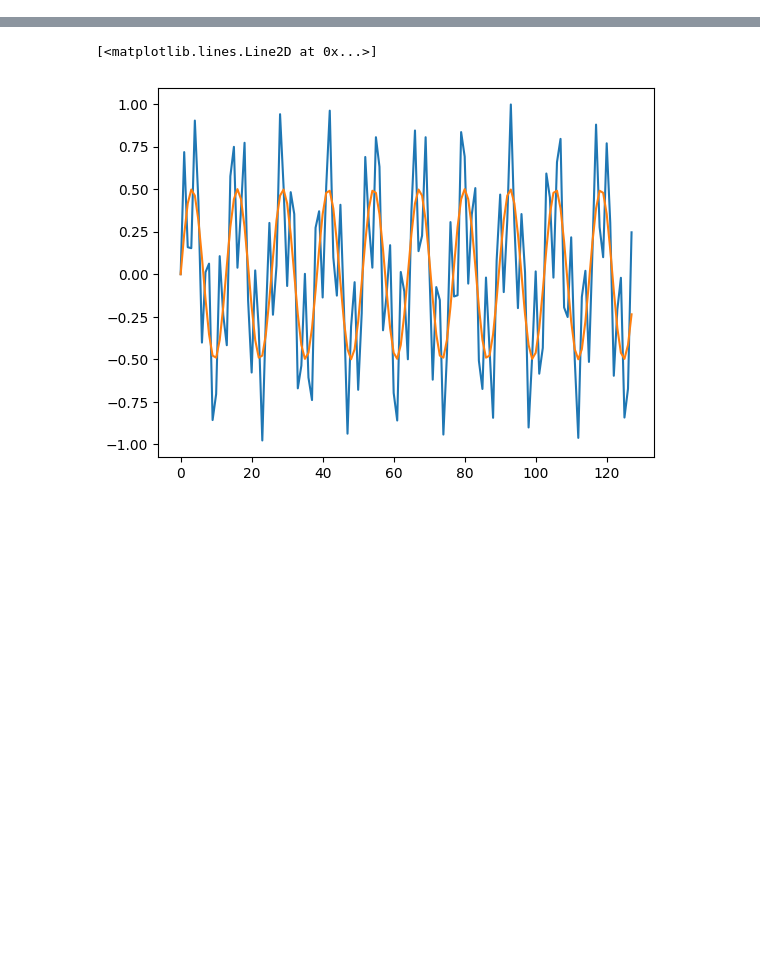
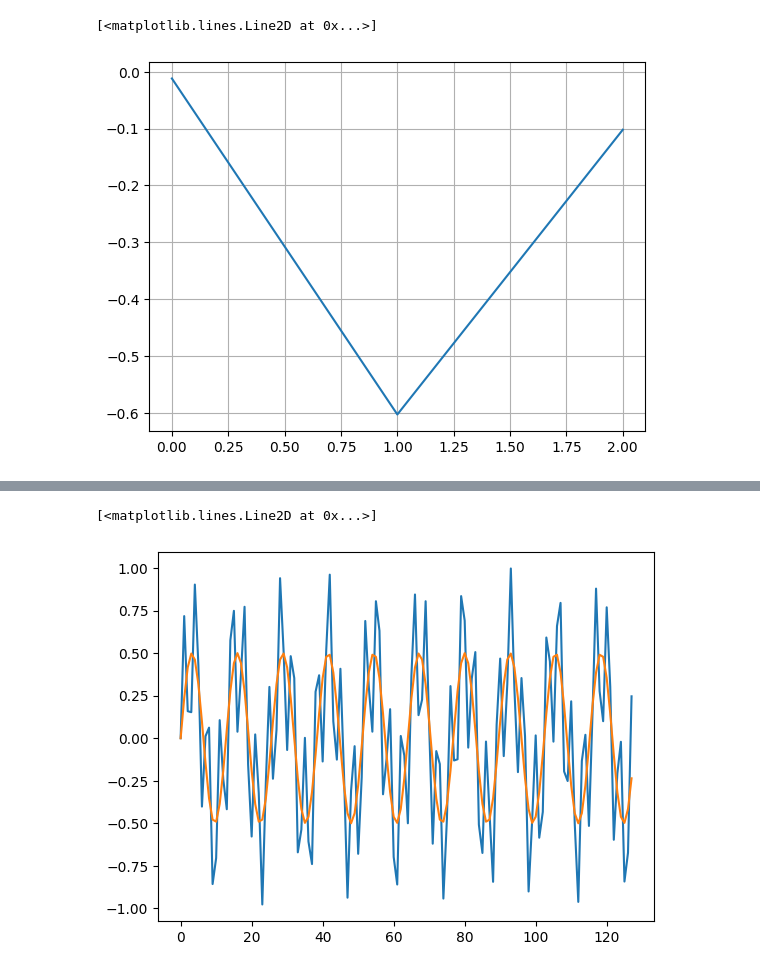
Before and after one commit to ruich95/SynQ, a Jupyter notebook: src/python/seq_fir.ipynb, the cells around one changed output, grey strips where cells are left out. Drawn from its saved outputs; the diff is of its cells as text; code cells hidden in the pictures; blank space fills up the shorter version.

```diff
--- a/src/python/seq_fir.ipynb
+++ b/src/python/seq_fir.ipynb
@@ -7,0 +58,6 @@ from tqdm import tqdm
+# %%
+plt.grid()
+plt.plot(attenuation_dbs[85:88])
+# %% [output]
+[<matplotlib.lines.Line2D at 0x...>]
+[figure, added]
```
Also changed, not shown: parts of 4 cells of this notebook, 18 other files.
